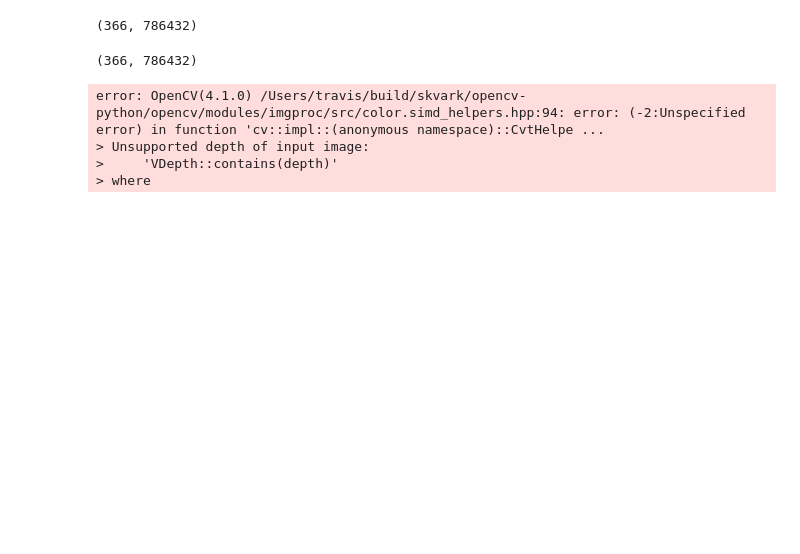
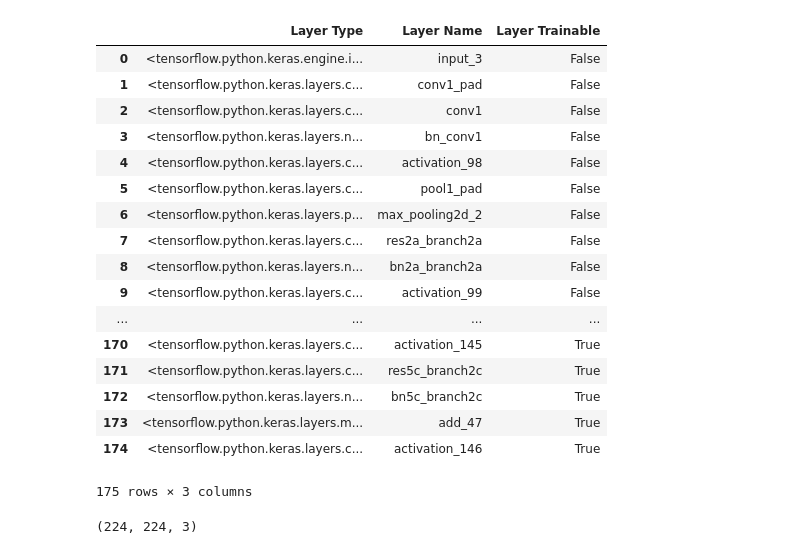
Before and after one commit to jrcicardo/Kaggle-DR-20190905, a Jupyter notebook: kaggle_dr_detection_flatiron_final_project.ipynb, the cells around one changed output. Cells and saved outputs as stored; diff of their text form; code cells hidden in the pictures; blank space fills up the shorter version.

```diff
--- a/kaggle_dr_detection_flatiron_final_project.ipynb
+++ b/kaggle_dr_detection_flatiron_final_project.ipynb
@@ -269,4 +189,0 @@ for stack in stacks:
-# %%
-X_ZCA = U.dot(np.diag(1.0/np.sqrt(S + epsilon))).dot(U.T).dot(X_norm)
-# %% [output]
-(366, 786432)
@@ -275,19 +190,3 @@ X_ZCA_rescaled = (X_ZCA - X_ZCA.min()) / (X_ZCA.max() - X_ZCA.min())
-# %%
-X_ZCA_rescaled.shape
-# %% [output]
-(366, 786432)
-# %%
-for u in range(70,70+X_ZCA_rescaled.shape[0]//10):
-    b= X_ZCA_rescaled[u].reshape(512,512,3)
-    c = cv2.cvtColor(b, cv2.COLOR_BGR2GRAY)
-    edges = cv2.Canny(c,100,200)
-    plt.imshow(edges)
-    plt.show()
-# %% [output]
-error: OpenCV(4.1.0) /Users/travis/build/skvark/opencv-python/opencv/modules/imgproc/src/color.simd_helpers.hpp:94: error: (-2:Unspecified error) in function 'cv::impl::(anonymous namespace)::CvtHelpe ...
-> Unsupported depth of input image:
->     'VDepth::contains(depth)'
-> where
 # %%
 #instantiate pre-trained ResNet model
 res_fifty = keras.applications.ResNet50(include_top=False, weights='imagenet')
@@ -295,0 +195,25 @@ for layer in res_fifty.layers:
+# %%
+pd.set_option('max_colwidth', -1)
+
+layers = [(layer, layer.name, layer.trainable) for layer in res_fifty.layers]
+df_layers = pd.DataFrame(layers, columns=['Layer Type', 'Layer Name', 'Layer Trainable'])
+df_layers
+# %% [output]
+|  | Layer Type | Layer Name | Layer Trainable |
+| 0 | <tensorflow.python.keras.engine.i... | input_3 | False |
+| 1 | <tensorflow.python.keras.layers.c... | conv1_pad | False |
+| 2 | <tensorflow.python.keras.layers.c... | conv1 | False |
+| 3 | <tensorflow.python.keras.layers.n... | bn_conv1 | False |
+| 4 | <tensorflow.python.keras.layers.c... | activation_98 | False |
+| 5 | <tensorflow.python.keras.layers.c... | pool1_pad | False |
+| 6 | <tensorflow.python.keras.layers.p... | max_pooling2d_2 | False |
+| 7 | <tensorflow.python.keras.layers.c... | res2a_branch2a | False |
+| 8 | <tensorflow.python.keras.layers.n... | bn2a_branch2a | False |
+| 9 | <tensorflow.python.keras.layers.c... | activation_99 | False |
+| ... | ... | ... | ... |
+| 170 | <tensorflow.python.keras.layers.c... | activation_145 | True |
+| 171 | <tensorflow.python.keras.layers.c... | res5c_branch2c | True |
+| 172 | <tensorflow.python.keras.layers.n... | bn5c_branch2c | True |
+| 173 | <tensorflow.python.keras.layers.m... | add_47 | True |
+| 174 | <tensorflow.python.keras.layers.c... | activation_146 | True |
+175 rows × 3 columns
@@ -296,3 +232,7 @@ for layer in res_fifty.layers:
+# %%
+ordered_imgs[0].shape
+# %% [output]
+(224, 224, 3)
 # %%
 datagen = keras.preprocessing.image.ImageDataGenerator(rotation_range = 180,horizontal_flip = True, vertical_flip = True,data_format = 'channels_last')
 batch_size = 20
```
Also changed, not shown: parts of 26 cells of this notebook.
